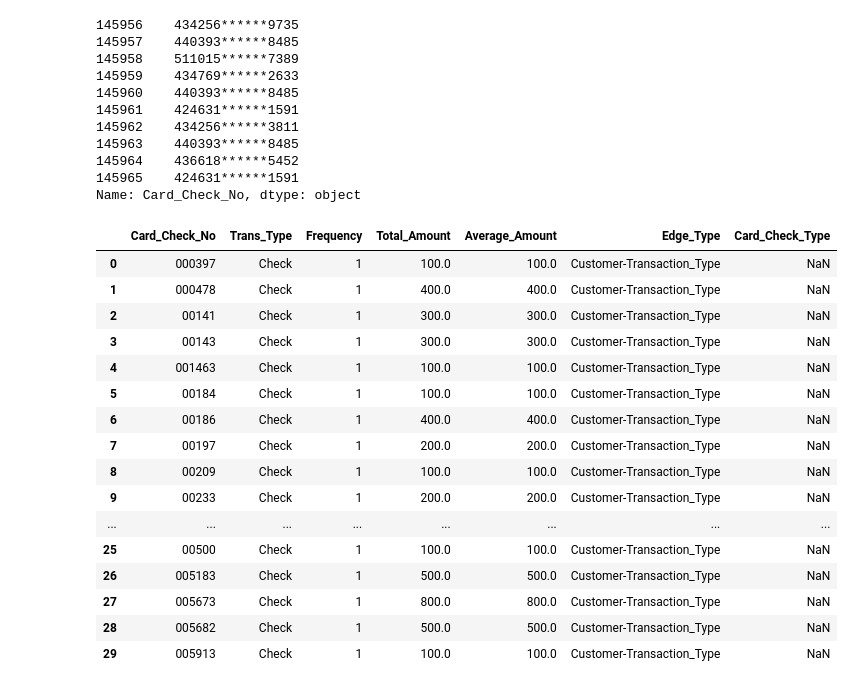
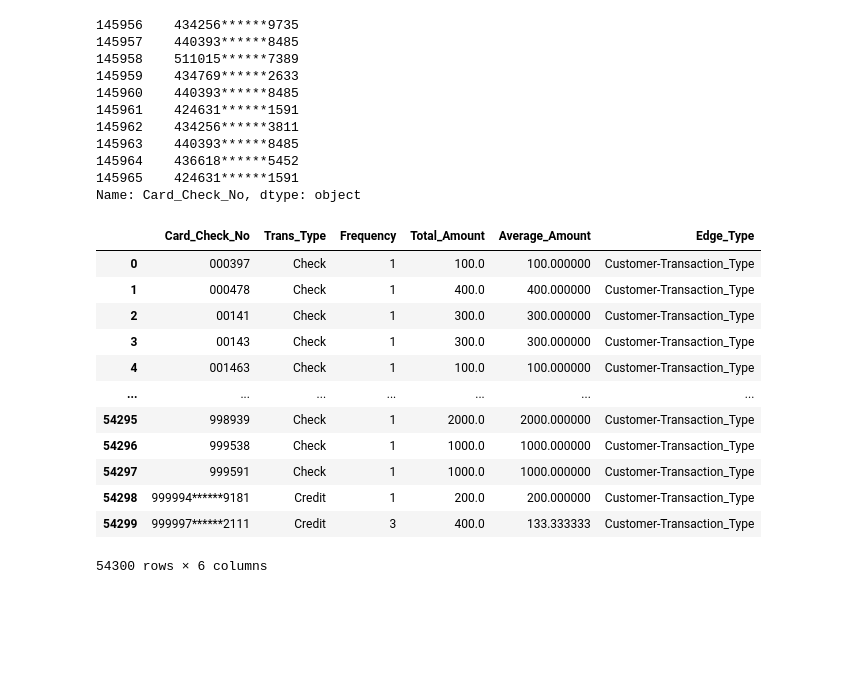
Before and after one commit to etechoptimist/knowledge_graph_usecase, a Jupyter notebook: knowledge_graph.ipynb, the cells around one changed output. Saved outputs shown, nothing was run; the diff lists cells and outputs as text; code cells hidden in the pictures; blank space fills up the shorter version.

```diff
--- a/knowledge_graph.ipynb
+++ b/knowledge_graph.ipynb
@@ -120,72 +168,60 @@ df.to_csv('combined_data1.csv', index=False)
 import pandas as pd
 import numpy as np
 
-# Load the data
-file_path = 'combined_data1.csv'
-data = pd.read_csv(file_path)
+
+parquet_file_path = "combined_data.parquet"
+data = pd.read_parquet(parquet_file_path, engine='pyarrow')
+data['Amount'] = data['Amount'].astype(float)
+
 
 # Node DataFrames
-data.dropna(subset=['Card_Check_No','Trans_Type','Trans_Type'], inplace=True)
+data.dropna(subset=['Card_Check_No','Trans_Type','Card_Check_Type'], inplace=True)
 data= data[data['Card_Check_No'].str.contains('^[0-9]')]
 
 customer_nodes = data[['Card_Check_No']].drop_duplicates().reset_index(drop=True)
 customer_nodes['Node_Type'] = 'Customer'
 
 # Unique transaction types
 transaction_type_nodes = data[['Trans_Type']].drop_duplicates().reset_index(drop=True)
 transaction_type_nodes['Node_Type'] = 'Transaction_Type'
 
-# Unique card check types
-card_check_type_nodes = data[['Card_Check_Type']].drop_duplicates().reset_index(drop=True)
-card_check_type_nodes['Node_Type'] = 'Card_Check_Type'
 
 # Node DataFrame
 nodes = pd.concat([customer_nodes,
-                   transaction_type_nodes.rename(columns={'Trans_Type': 'Card_Check_No'}),
-                   card_check_type_nodes.rename(columns={'Card_Check_Type': 'Card_Check_No'})],
+                   transaction_type_nodes.rename(columns={'Trans_Type': 'Card_Check_No'})],
                   ignore_index=True)
 
 # Edge DataFrames
 # Customer-Transaction Type Edges
 customer_transaction_edges = data.groupby(['Card_Check_No', 'Trans_Type']).agg(
     Frequency=('Trans_Type', 'size'),
     Total_Amount=('Amount', 'sum'),
     Average_Amount=('Amount', 'mean')
 ).reset_index()
 customer_transaction_edges['Edge_Type'] = 'Customer-Transaction_Type'
 
-# Customer-Card Check Type Edges
-customer_card_check_edges = data.groupby(['Card_Check_No', 'Card_Check_Type']).agg(
-    Frequency=('Card_Check_Type', 'size'),
-    Total_Amount=('Amount', 'sum'),
-    Average_Amount=('Amount', 'mean')
-).reset_index()
-customer_card_check_edges['Edge_Type'] = 'Customer-Card_Check_Type'
 
 # Edge DataFrame
-edges = pd.concat([customer_transaction_edges, customer_card_check_edges], ignore_index=True)
+edges = pd.concat([customer_transaction_edges], ignore_index=True)
 
-#nodes.head(), edges.head()
-
-edges.head(30)
+edges = edges[edges['Trans_Type'].isna()==False]
+len(edges)
+#edges = edges[edges['Card_Check_Type'].isna()==False]
+edges
 # %% [output]
-|  | Card_Check_No | Trans_Type | Frequency | Total_Amount | Average_Amount | Edge_Type | Card_Check_Type |
-| 0 | 000397 | Check | 1 | 100.0 | 100.0 | Customer-Transaction_Type | NaN |
-| 1 | 000478 | Check | 1 | 400.0 | 400.0 | Customer-Transaction_Type | NaN |
-| 2 | 00141 | Check | 1 | 300.0 | 300.0 | Customer-Transaction_Type | NaN |
-| 3 | 00143 | Check | 1 | 300.0 | 300.0 | Customer-Transaction_Type | NaN |
-| 4 | 001463 | Check | 1 | 100.0 | 100.0 | Customer-Transaction_Type | NaN |
-| 5 | 00184 | Check | 1 | 100.0 | 100.0 | Customer-Transaction_Type | NaN |
-| 6 | 00186 | Check | 1 | 400.0 | 400.0 | Customer-Transaction_Type | NaN |
-| 7 | 00197 | Check | 1 | 200.0 | 200.0 | Customer-Transaction_Type | NaN |
-| 8 | 00209 | Check | 1 | 100.0 | 100.0 | Customer-Transaction_Type | NaN |
-| 9 | 00233 | Check | 1 | 200.0 | 200.0 | Customer-Transaction_Type | NaN |
-| ... | ... | ... | ... | ... | ... | ... | ... |
-| 25 | 00500 | Check | 1 | 100.0 | 100.0 | Customer-Transaction_Type | NaN |
-| 26 | 005183 | Check | 1 | 500.0 | 500.0 | Customer-Transaction_Type | NaN |
-| 27 | 005673 | Check | 1 | 800.0 | 800.0 | Customer-Transaction_Type | NaN |
-| 28 | 005682 | Check | 1 | 500.0 | 500.0 | Customer-Transaction_Type | NaN |
-| 29 | 005913 | Check | 1 | 100.0 | 100.0 | Customer-Transaction_Type | NaN |
+|  | Card_Check_No | Trans_Type | Frequency | Total_Amount | Average_Amount | Edge_Type |
+| 0 | 000397 | Check | 1 | 100.0 | 100.000000 | Customer-Transaction_Type |
+| 1 | 000478 | Check | 1 | 400.0 | 400.000000 | Customer-Transaction_Type |
+| 2 | 00141 | Check | 1 | 300.0 | 300.000000 | Customer-Transaction_Type |
+| 3 | 00143 | Check | 1 | 300.0 | 300.000000 | Customer-Transaction_Type |
+| 4 | 001463 | Check | 1 | 100.0 | 100.000000 | Customer-Transaction_Type |
+| ... | ... | ... | ... | ... | ... | ... |
+| 54295 | 998939 | Check | 1 | 2000.0 | 2000.000000 | Customer-Transaction_Type |
+| 54296 | 999538 | Check | 1 | 1000.0 | 1000.000000 | Customer-Transaction_Type |
+| 54297 | 999591 | Check | 1 | 1000.0 | 1000.000000 | Customer-Transaction_Type |
+| 54298 | 999994******9181 | Credit | 1 | 200.0 | 200.000000 | Customer-Transaction_Type |
+| 54299 | 999997******2111 | Credit | 3 | 400.0 | 133.333333 | Customer-Transaction_Type |
+54300 rows × 6 columns
 # %%
 import networkx as nx
 import matplotlib.pyplot as plt
```
Also changed, not shown: parts of 15 cells of this notebook.
